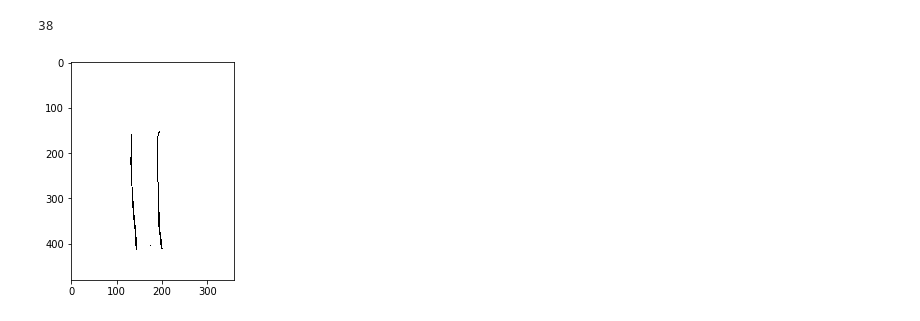
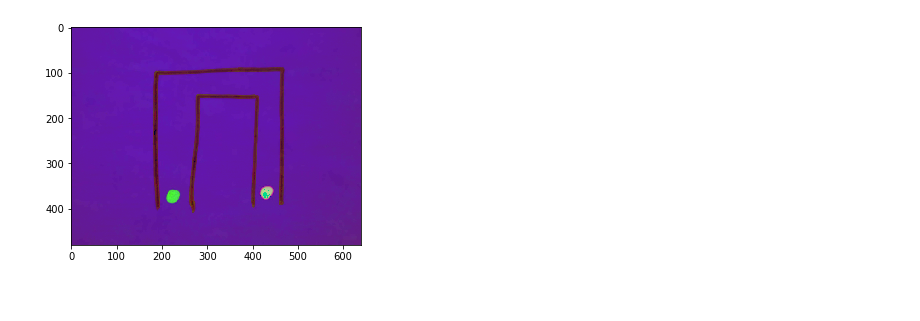
Before and after one commit to Maksymiv96/maze-solver, a Jupyter notebook: src/python/MazeSolver.ipynb, the cells around one changed output. Saved outputs shown, nothing was run; the diff lists cells and outputs as text; code cells hidden in the pictures.

```diff
--- a/src/python/MazeSolver.ipynb
+++ b/src/python/MazeSolver.ipynb
@@ -54,15 +54,8 @@ plt.show()
-# %%
-#thr_8 = cv.cvtColor(thr, cv.COLOR_GRAY2BGR)
-
-edges = cv.Canny(thr, 100, 255)
-derp,contours,hierarchy = cv.findContours(edges,cv.RETR_LIST,cv.CHAIN_APPROX_SIMPLE)
-hull = [cv.convexHull(cnt) for cnt in contours]
-for i, c in enumerate(contours):
-    res = cv.drawContours(thr, contours, i, (0,0,0))
-
-plt.imshow(res, cmap='gray')
-print(len(contours))
-plt.show()
-# %% [output]
-38
-[figure, removed]
+# %%
+hsv = cv.cvtColor(img, cv.COLOR_BGR2HSV)
+sens = 30
+green, red =
+plt.imshow(hsv)
+plt.show()
+# %% [output]
+[figure, added]
```
Also changed, not shown: parts of 3 cells of this notebook.
